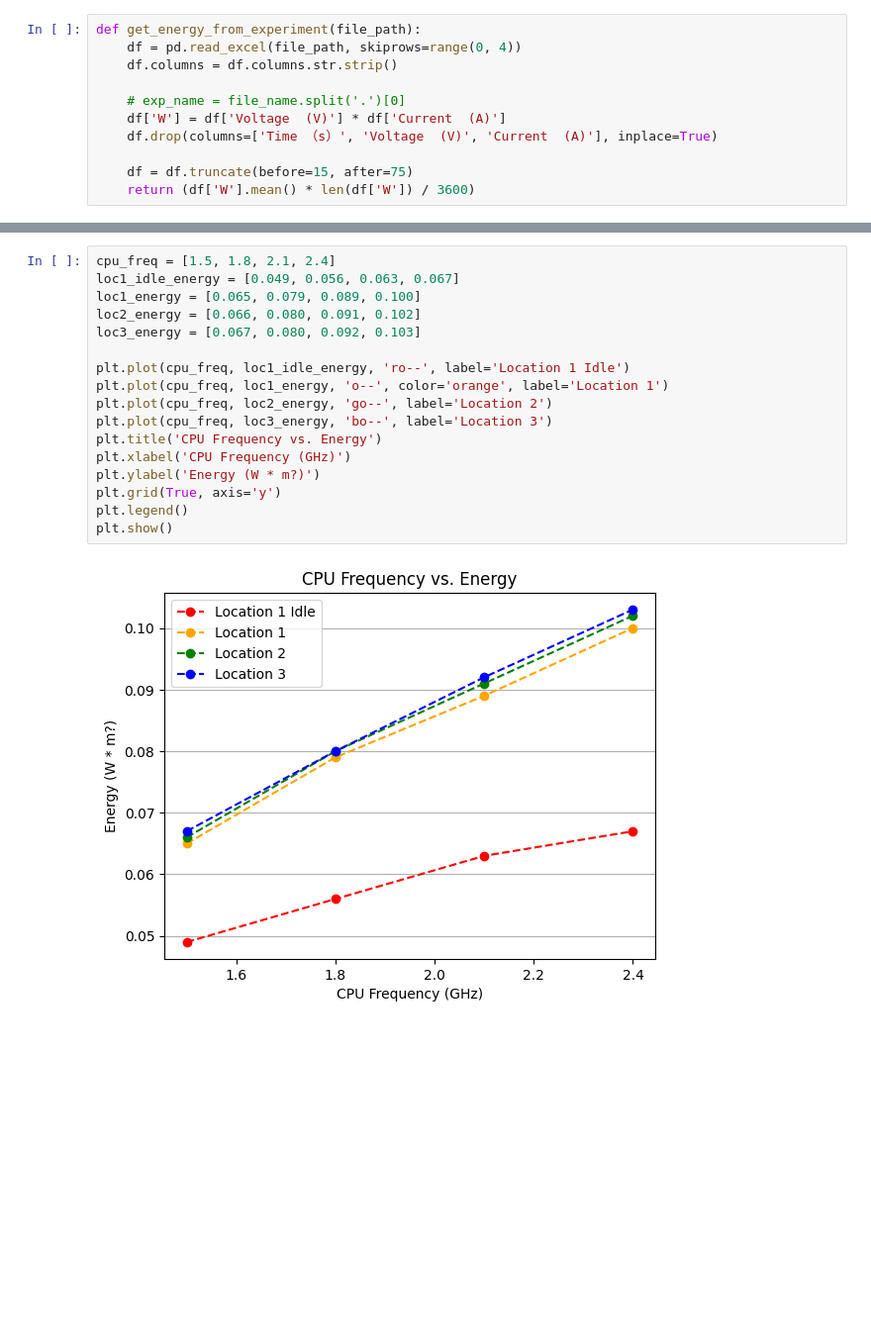
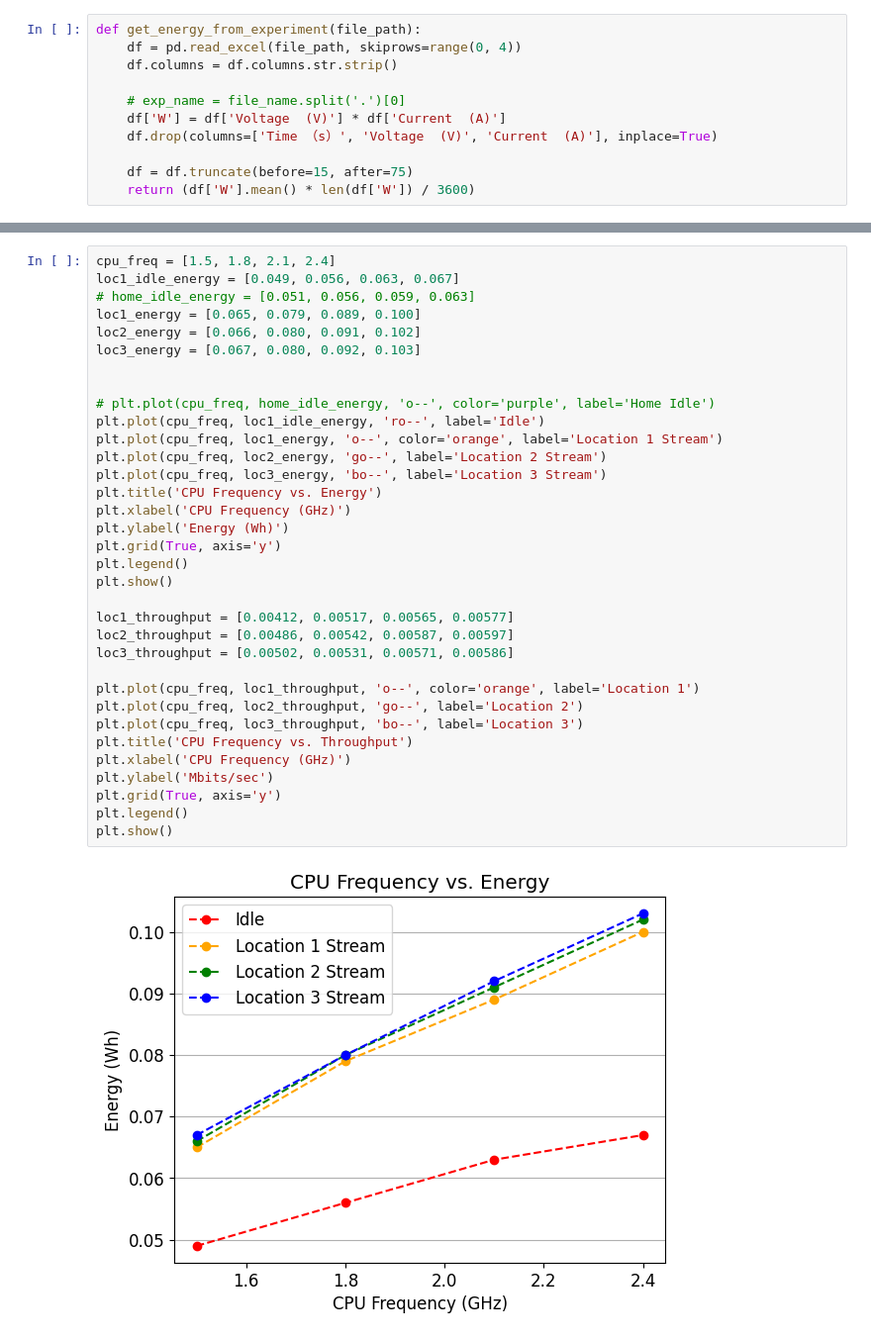
Before and after one commit to bencivjan/distributed-360-streaming, a Jupyter notebook: energy-experiments/viz_firefighter2.ipynb, the cells around one changed output, grey strips where cells are left out. Shown at 99% size. Drawn from its saved outputs; the diff is of its cells as text; blank space fills up the shorter version.

```diff
--- a/energy-experiments/viz_firefighter2.ipynb
+++ b/energy-experiments/viz_firefighter2.ipynb
@@ -128,19 +132,36 @@ plt.show()
 # %%
 cpu_freq = [1.5, 1.8, 2.1, 2.4]
 loc1_idle_energy = [0.049, 0.056, 0.063, 0.067]
+# home_idle_energy = [0.051, 0.056, 0.059, 0.063]
 loc1_energy = [0.065, 0.079, 0.089, 0.100]
 loc2_energy = [0.066, 0.080, 0.091, 0.102]
 loc3_energy = [0.067, 0.080, 0.092, 0.103]
 
-plt.plot(cpu_freq, loc1_idle_energy, 'ro--', label='Location 1 Idle')
-plt.plot(cpu_freq, loc1_energy, 'o--', color='orange', label='Location 1')
-plt.plot(cpu_freq, loc2_energy, 'go--', label='Location 2')
-plt.plot(cpu_freq, loc3_energy, 'bo--', label='Location 3')
+
+# plt.plot(cpu_freq, home_idle_energy, 'o--', color='purple', label='Home Idle')
+plt.plot(cpu_freq, loc1_idle_energy, 'ro--', label='Idle')
+plt.plot(cpu_freq, loc1_energy, 'o--', color='orange', label='Location 1 Stream')
+plt.plot(cpu_freq, loc2_energy, 'go--', label='Location 2 Stream')
+plt.plot(cpu_freq, loc3_energy, 'bo--', label='Location 3 Stream')
 plt.title('CPU Frequency vs. Energy')
 plt.xlabel('CPU Frequency (GHz)')
-plt.ylabel('Energy (W * m?)')
+plt.ylabel('Energy (Wh)')
 plt.grid(True, axis='y')
 plt.legend()
 plt.show()
+
+loc1_throughput = [0.00412, 0.00517, 0.00565, 0.00577]
+loc2_throughput = [0.00486, 0.00542, 0.00587, 0.00597]
+loc3_throughput = [0.00502, 0.00531, 0.00571, 0.00586]
+
+plt.plot(cpu_freq, loc1_throughput, 'o--', color='orange', label='Location 1')
+plt.plot(cpu_freq, loc2_throughput, 'go--', label='Location 2')
+plt.plot(cpu_freq, loc3_throughput, 'bo--', label='Location 3')
+plt.title('CPU Frequency vs. Throughput')
+plt.xlabel('CPU Frequency (GHz)')
+plt.ylabel('Mbits/sec')
+plt.grid(True, axis='y')
+plt.legend()
+plt.show()
 # %% [output]
-[figure, old version]
+[figure, new version]
```
Also changed, not shown: parts of 5 cells of this notebook, 2 other files.
